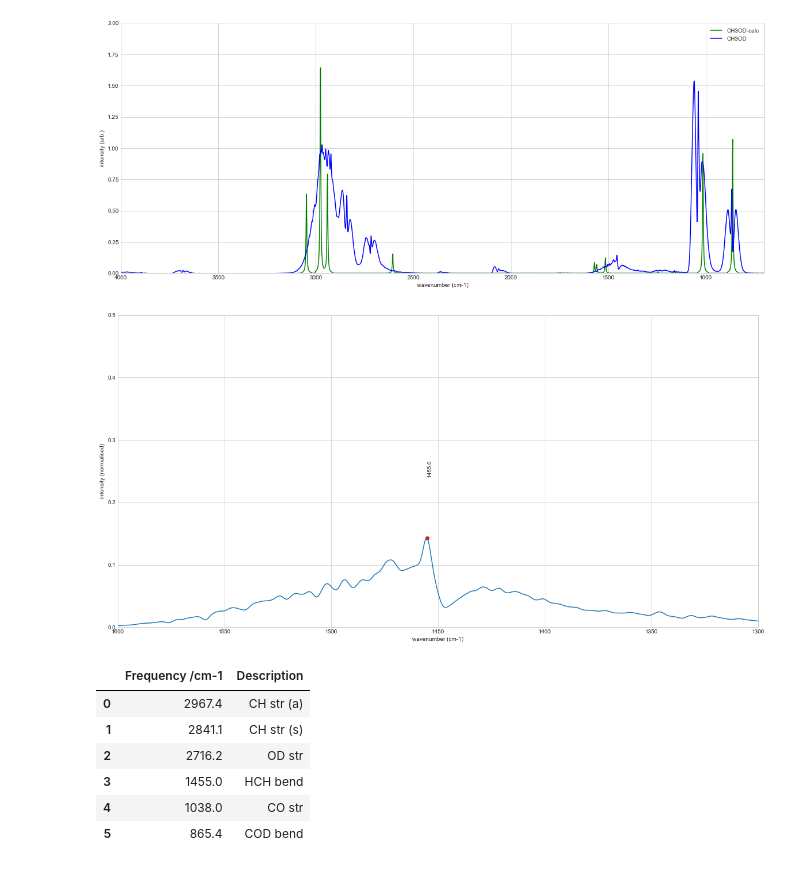
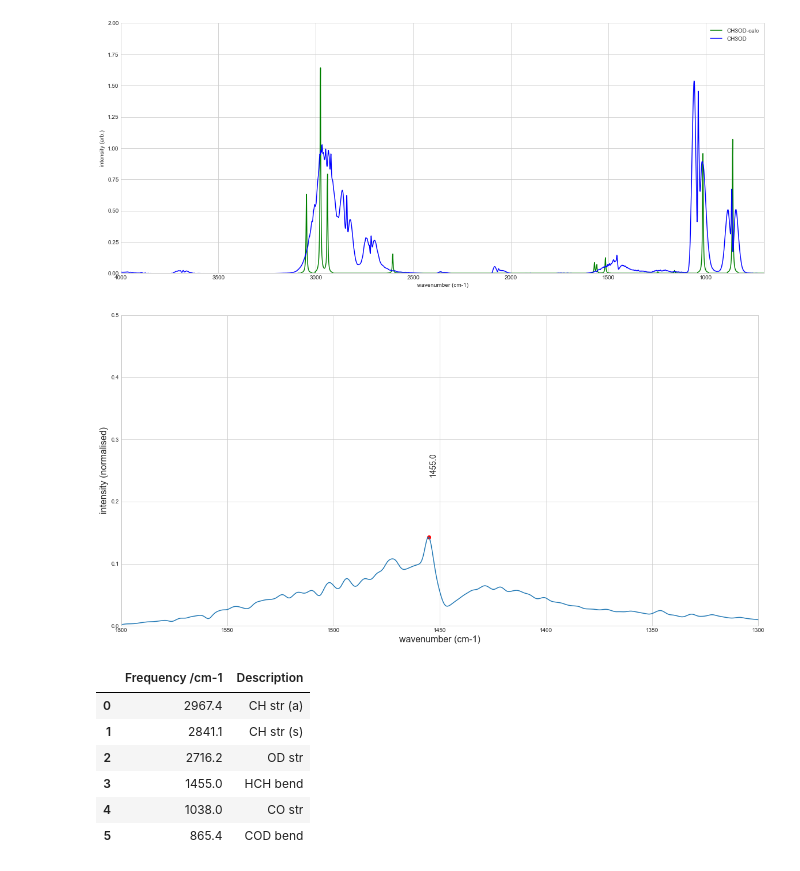
Before and after one commit to laperk01/CHEM2011, a Jupyter notebook: Isotopes QS4/Isotopes QS4.ipynb, the cells around one changed output. Cells and saved outputs as stored; diff of their text form; code cells hidden in the pictures.

```diff
--- a/Isotopes QS4/Isotopes QS4.ipynb
+++ b/Isotopes QS4/Isotopes QS4.ipynb
@@ -366,27 +370,27 @@ plt.show()
 # %%
 import scipy.signal as sig
 
 peaks = sig.find_peaks(y2, threshold=None, distance=40, width=None, height=0.1)
 
 xmin = 1300
 xmax = 1600
 
 plt.figure(figsize=[20,10])
 plt.plot(x2[peaks[0]],y2[peaks[0]],"ro")
 plt.plot(x2,y2)
-plt.xlabel('wavenumber (cm-1)')
+plt.xlabel('wavenumber (cm-1)', size=16)
 plt.xlim(xmax,xmin)
 plt.ylim(0,0.5)
-plt.ylabel('intensity (normalised)')
+plt.ylabel('intensity (normalised)', size=16)
 
 for i in range(len(peaks[0])):
     if x2[peaks[0][i]] > xmin and x2[peaks[0][i]] < xmax:
         stri = '%s' % float('%.5g' % x2[peaks[0][i]])
-        plt.text(x2[peaks[0][i]],y2[peaks[0][i]]+0.1,stri,rotation=90)
+        plt.text(x2[peaks[0][i]],y2[peaks[0][i]]+0.1,stri,rotation=90, size=14)
 
 plt.show()
 # %% [output]
-[figure, old version]
+[figure, new version]
 # %%
 frequencies = [2967.4, 2841.1, 2716.2, 1455, 1038, 865.4]
 descriptions = ['CH str (a)', 'CH str (s)', 'OD str', 'HCH bend', 'CO str', 'COD bend']
```
Also changed, not shown: parts of 12 cells of this notebook, 1 other file.
